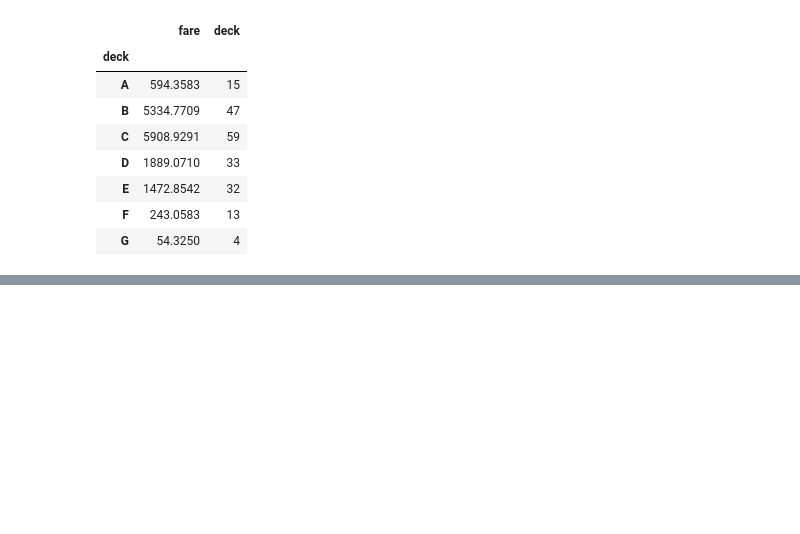
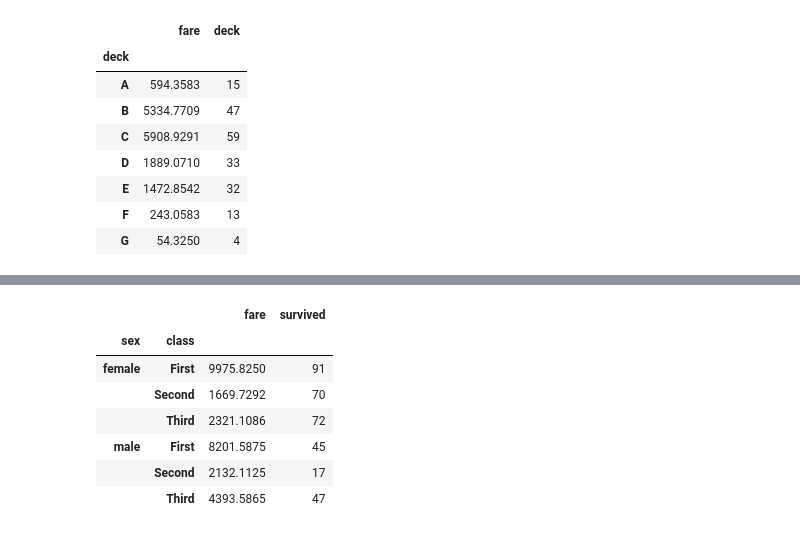
Before and after one commit to Vaishnavi-Gajinkar/Codingwise, a Jupyter notebook: projectsNcasestudies/titanicCS.ipynb, the cells around one changed output, grey strips where cells are left out. Cells and saved outputs as stored; diff of their text form; code cells hidden in the pictures; blank space fills up the shorter version.

```diff
--- a/projectsNcasestudies/titanicCS.ipynb
+++ b/projectsNcasestudies/titanicCS.ipynb
@@ -646,0 +658,15 @@ df.groupby('deck').agg({'fare':'sum','deck':'size'})
+# %%
+# Q24: Create a pivot table that shows the sum of fares and count of survivors for each sex and class.**
+
+df.pivot_table(values=['fare','survived'],
+               index=['sex','class'],
+               aggfunc={'fare':'sum','survived':'sum'})
+# %% [output]
+|  |  | fare | survived |
+| sex | class |  |  |
+| female | First | 9975.8250 | 91 |
+|  | Second | 1669.7292 | 70 |
+|  | Third | 2321.1086 | 72 |
+| male | First | 8201.5875 | 45 |
+|  | Second | 2132.1125 | 17 |
+|  | Third | 4393.5865 | 47 |
```
Also changed, not shown: parts of 5 cells of this notebook.
